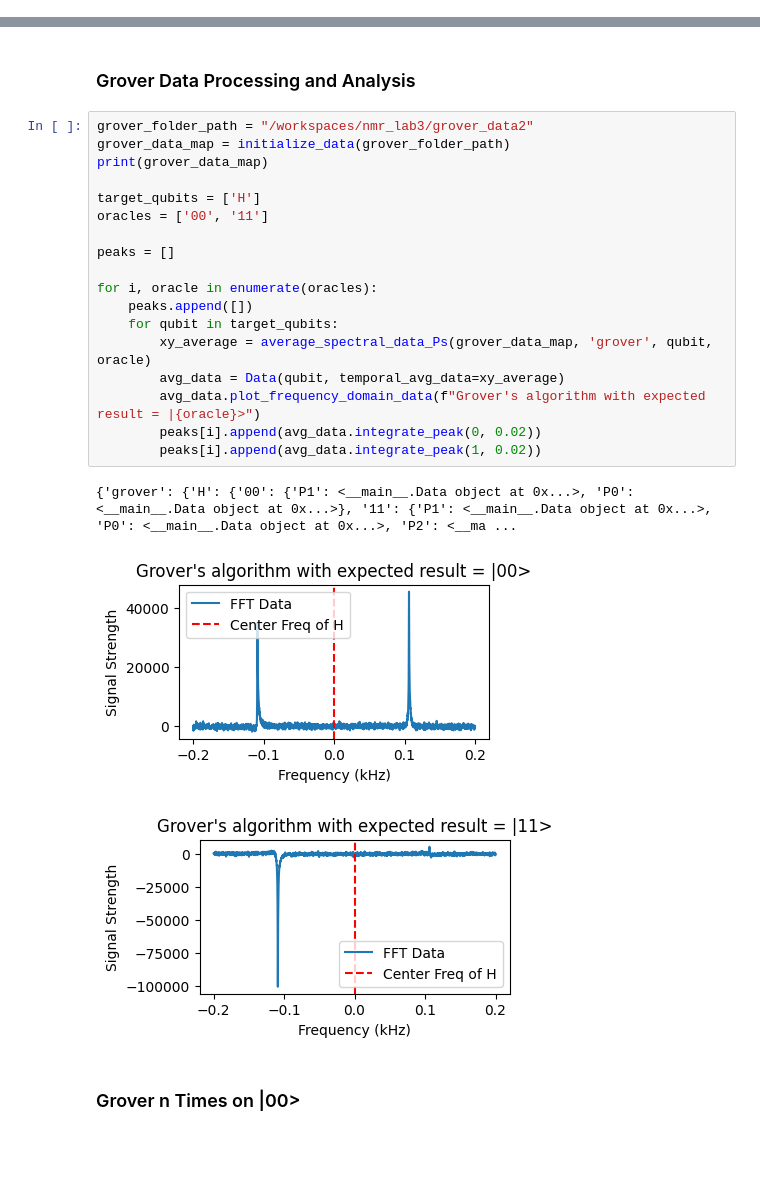
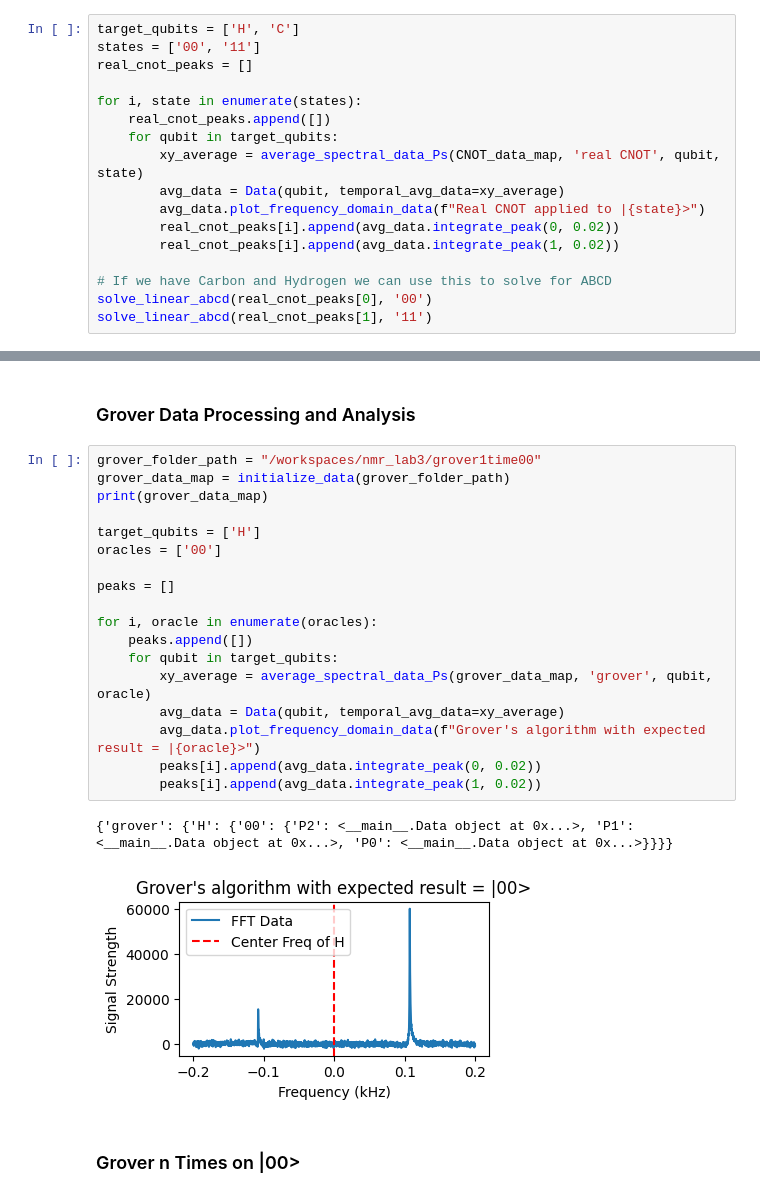
Before and after one commit to sarahstrong0/nmr_lab3, a Jupyter notebook: nmr_processing.ipynb, the cells around one changed output, grey strips where cells are left out. Saved outputs shown, nothing was run; the diff lists cells and outputs as text; blank space fills up the shorter version.

Commit message:
Add carbon CNOT data and retake Grover 00

```diff
--- a/nmr_processing.ipynb
+++ b/nmr_processing.ipynb
@@ -399,3 +399,20 @@ for i, state in enumerate(states):
 [figure]
 [figure]
 [figure]
+# %%
+target_qubits = ['H', 'C']
+states = ['00', '11']
+real_cnot_peaks = []
+
+for i, state in enumerate(states):
+    real_cnot_peaks.append([])
+    for qubit in target_qubits:
+        xy_average = average_spectral_data_Ps(CNOT_data_map, 'real CNOT', qubit, state)
+        avg_data = Data(qubit, temporal_avg_data=xy_average)
+        avg_data.plot_frequency_domain_data(f"Real CNOT applied to |{state}>")
+        real_cnot_peaks[i].append(avg_data.integrate_peak(0, 0.02))
+        real_cnot_peaks[i].append(avg_data.integrate_peak(1, 0.02))
+
+# If we have Carbon and Hydrogen we can use this to solve for ABCD
+solve_linear_abcd(real_cnot_peaks[0], '00')
+solve_linear_abcd(real_cnot_peaks[1], '11')
@@ -455,27 +479,26 @@ for i, oracle in enumerate(oracles):
 # %% [markdown]
 ### Grover Data Processing and Analysis
 # %%
-grover_folder_path = "/workspaces/nmr_lab3/grover_data2"
+grover_folder_path = "/workspaces/nmr_lab3/grover1time00"
 grover_data_map = initialize_data(grover_folder_path)
 print(grover_data_map)
 
 target_qubits = ['H']
-oracles = ['00', '11']
+oracles = ['00']
 
 peaks = []
 
 for i, oracle in enumerate(oracles):
     peaks.append([])
     for qubit in target_qubits:
         xy_average = average_spectral_data_Ps(grover_data_map, 'grover', qubit, oracle)
         avg_data = Data(qubit, temporal_avg_data=xy_average)
         avg_data.plot_frequency_domain_data(f"Grover's algorithm with expected result = |{oracle}>")
         peaks[i].append(avg_data.integrate_peak(0, 0.02))
         peaks[i].append(avg_data.integrate_peak(1, 0.02))
 # %% [output]
-{'grover': {'H': {'00': {'P1': <__main__.Data object at 0x...>, 'P0': <__main__.Data object at 0x...>}, '11': {'P1': <__main__.Data object at 0x...>, 'P0': <__main__.Data object at 0x...>, 'P2': <__ma ...
+{'grover': {'H': {'00': {'P2': <__main__.Data object at 0x...>, 'P1': <__main__.Data object at 0x...>, 'P0': <__main__.Data object at 0x...>}}}}
-[figure, old version]
+[figure, new version]
-[figure, removed]
 # %% [markdown]
 ### Grover n Times on |00>
 # %%
```
Also changed, not shown: parts of 1 cell of this notebook, 22 other files.
